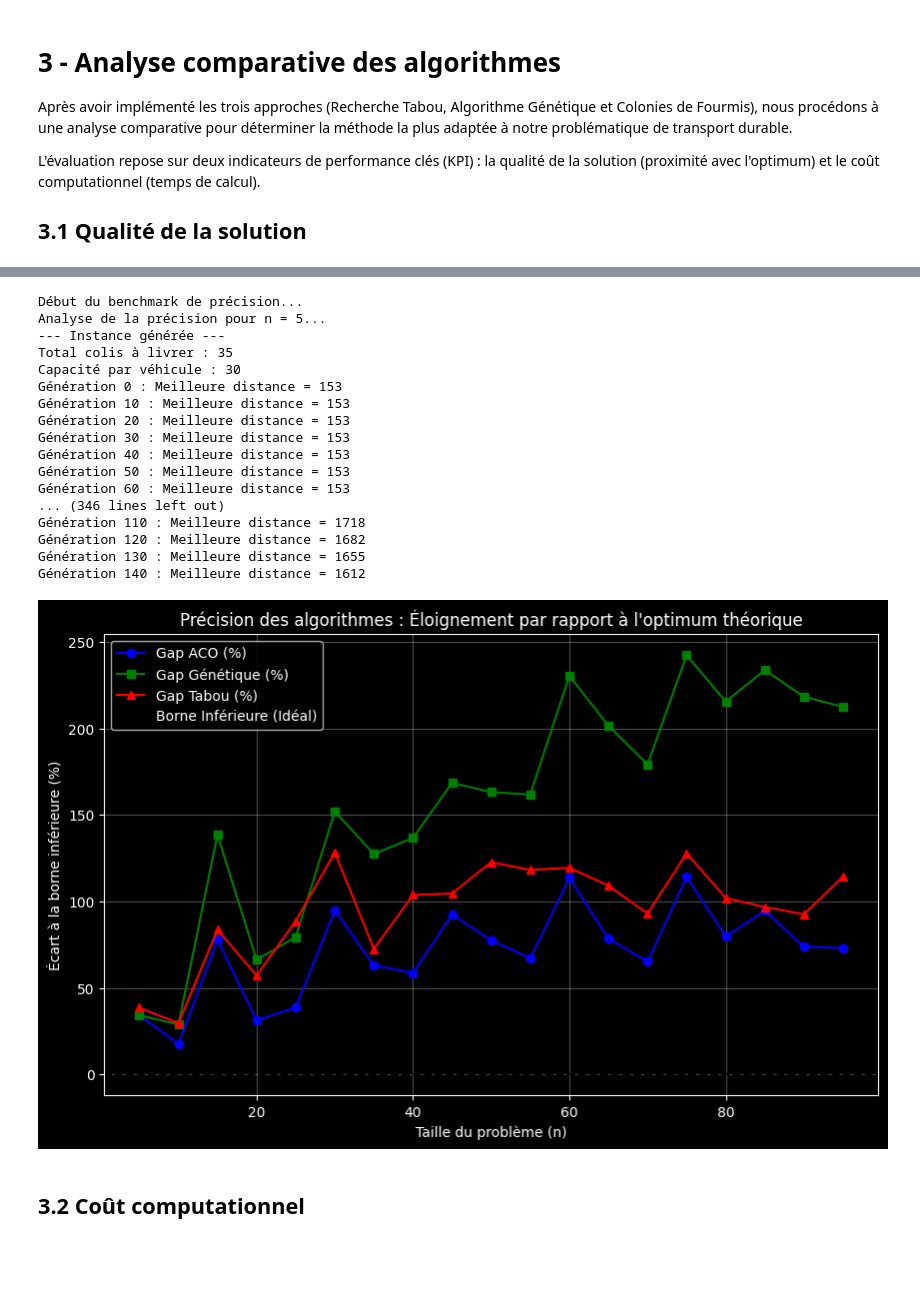
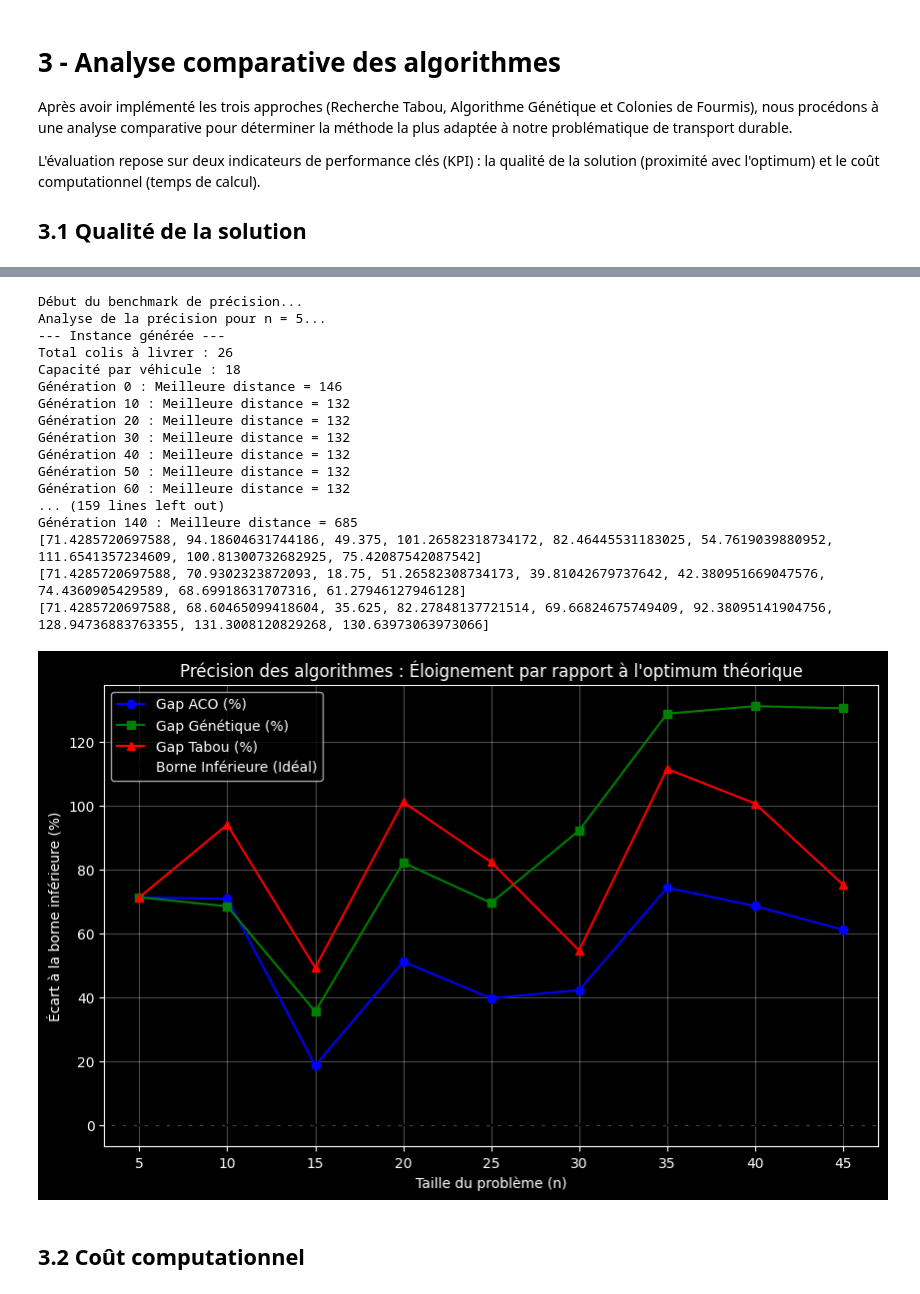
Before and after one commit to mxriine-mz/Green-VRP-Algorithms, a Jupyter notebook: Project_.ipynb, the cells around one changed output, grey strips where cells are left out. Saved outputs shown, nothing was run; the diff lists cells and outputs as text; code cells hidden in the pictures; blank space fills up the shorter version.

```diff
--- a/Project_.ipynb
+++ b/Project_.ipynb
@@ -519,7 +512,7 @@ Pour le CVRP, l'algorithme procède ainsi :
 ### Implémentation
 # %%
 def voisinage(solution):
-    for i in range(1, len(solution)):
+    for i in range(0, len(solution)):
         for j in range(i + 1, len(solution)):
             voisin = solution[:]
             voisin[i], voisin[j] = voisin[j], voisin[i]
@@ -539,24 +532,21 @@ def recherche_tabou(solution_initiale, matrice, demandes, capacite_max, taille_t
     historique_meilleur_global = []
 
     while nb_iter < iter_max:
+        nb_iter += 1
         valeur_meilleure_voisin = INF
         meilleure_voisin = None
 
         for voisin in voisinage(seq_courante):
             routes_voisin = [[0] + t + [0] for t in split_solution(voisin, demandes, capacite_max)]
             val_v = distance_total(routes_voisin, matrice)
-            val_v = distance_total(routes_voisin, matrice)
-            if val_v == INF:
-                continue
             v_tuple = tuple(voisin)
 
-            if v_tuple not in liste_tabou or val_v < valeur_meilleure_globale:
-                if val_v < valeur_meilleure_voisin:
+            if v_tuple not in liste_tabou or val_v <= valeur_meilleure_globale or meilleure_voisin is None:
+                if val_v <= valeur_meilleure_voisin or meilleure_voisin is None:
                     valeur_meilleure_voisin = val_v
                     meilleure_voisin = voisin
 
-        if meilleure_voisin is None:
-            break
+
 
         seq_courante = meilleure_voisin
         liste_tabou.append(tuple(meilleure_voisin))
@@ -1011,6 +997,7 @@ def benchmark_precision_cvrp(n_max):
 
     print("Début du benchmark de précision...")
 
+    tt = []
     for n in tailles:
         print(f"Analyse de la précision pour n = {n}...", end="\r")
 
@@ -1023,53 +1010,65 @@ def benchmark_precision_cvrp(n_max):
         if borne_inf is None:
             continue
 
         _, cout_aco = aco_cvrp(matrice, demandes, capacite_max, nb_v, n_fourmis=30, n_iter=100)
         gaps_aco.append(((cout_aco - borne_inf) / borne_inf) * 100)
 
         cout_gen = distance_total(algorithme_genetique(n, nb_v, matrice, demandes, capacite_max, taille_pop=100, generations=150)[0],matrice)
         gaps_genetique.append(((cout_gen - borne_inf) / borne_inf) * 100)
 
 
         sol_init = generer_random_solution(n, nb_v, demandes, capacite_max)
 
-        cout_tabou = distance_total(recherche_tabou(sol_init, matrice, demandes, capacite_max, taille_tabou=20, iter_max=200)[0],matrice)
+        sol_tabu = recherche_tabou(sol_init, matrice, demandes, capacite_max, taille_tabou=200, iter_max=2000)[0]
+        cout_tabou = distance_total(sol_tabu,matrice)
         gaps_tabou.append(((cout_tabou - borne_inf) / borne_inf) * 100)
 
+        tt.append(n)
+        if gaps_tabou[-1] > 120 :
+            gaps_tabou.pop()
+            gaps_aco.pop()
+            gaps_genetique.pop()
+            tt.pop()
+            break
 
+
+    print(gaps_tabou)
+    print(gaps_aco)
+    print(gaps_genetique)
     plt.figure(figsize=(10, 6))
-    plt.plot(tailles, gaps_aco, label='Gap ACO (%)', marker='o', color='blue')
-    plt.plot(tailles, gaps_genetique, label='Gap Génétique (%)', marker='s', color='green')
-    plt.plot(tailles, gaps_tabou, label='Gap Tabou (%)', marker='^', color='red')
+    plt.plot(tt, gaps_aco, label='Gap ACO (%)', marker='o', color='blue')
+    plt.plot(tt, gaps_genetique, label='Gap Génétique (%)', marker='s', color='green')
+    plt.plot(tt, gaps_tabou, label='Gap Tabou (%)', marker='^', color='red')
 
     plt.axhline(y=0, color='black', linestyle='--', label='Borne Inférieure (Idéal)')
 
     plt.xlabel('Taille du problème (n)')
     plt.ylabel('Écart à la borne inférieure (%)')
     plt.title('Précision des algorithmes : Éloignement par rapport à l\'optimum théorique')
     plt.legend()
     plt.grid(True, alpha=0.3)
     plt.show()
 
-benchmark_precision_cvrp(100)
+benchmark_precision_cvrp(50)
 # %% [output]
 Début du benchmark de précision...
 Analyse de la précision pour n = 5...
 --- Instance générée ---
-Total colis à livrer : 35
-Capacité par véhicule : 30
-Génération 0 : Meilleure distance = 153
-Génération 10 : Meilleure distance = 153
-Génération 20 : Meilleure distance = 153
-Génération 30 : Meilleure distance = 153
-Génération 40 : Meilleure distance = 153
-Génération 50 : Meilleure distance = 153
-Génération 60 : Meilleure distance = 153
-... (346 lines left out)
-Génération 110 : Meilleure distance = 1718
-Génération 120 : Meilleure distance = 1682
-Génération 130 : Meilleure distance = 1655
-Génération 140 : Meilleure distance = 1612
+Total colis à livrer : 26
+Capacité par véhicule : 18
+Génération 0 : Meilleure distance = 146
+Génération 10 : Meilleure distance = 132
+Génération 20 : Meilleure distance = 132
+Génération 30 : Meilleure distance = 132
+Génération 40 : Meilleure distance = 132
+Génération 50 : Meilleure distance = 132
+Génération 60 : Meilleure distance = 132
+... (159 lines left out)
+Génération 140 : Meilleure distance = 685
+[71.4285720697588, 94.18604631744186, 49.375, 101.26582318734172, 82.46445531183025, 54.7619039880952, 111.6541357234609, 100.81300732682925, 75.42087542087542]
+[71.4285720697588, 70.9302323872093, 18.75, 51.26582308734173, 39.81042679737642, 42.380951669047576, 74.4360905429589, 68.69918631707316, 61.27946127946128]
+[71.4285720697588, 68.60465099418604, 35.625, 82.27848137721514, 69.66824675749409, 92.38095141904756, 128.94736883763355, 131.3008120829268, 130.63973063973066]
-[figure, old version]
+[figure, new version]
 # %% [markdown]
 ## 3.2 Coût computationnel
 # %%
```
Also changed, not shown: parts of 7 cells of this notebook.
